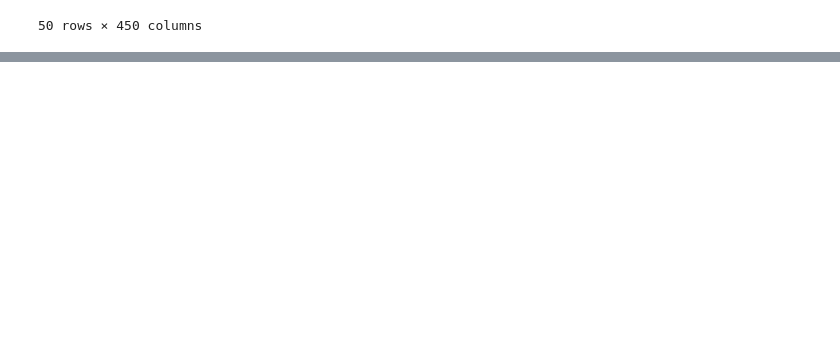
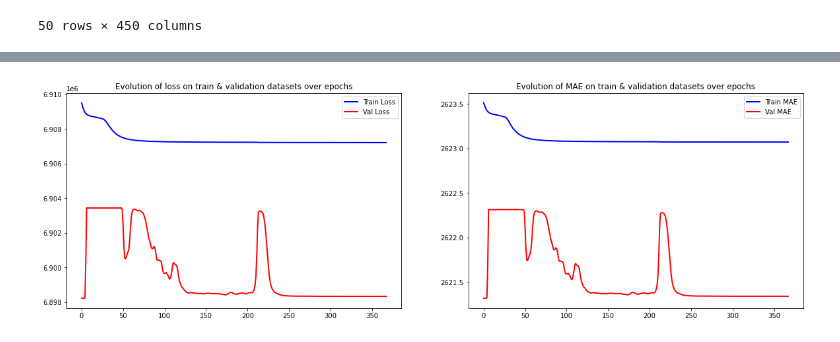
Before and after one commit to cts739337037/intership_tianshu_chu, a Jupyter notebook: autoencoding.ipynb, the cells around one changed output, grey strips where cells are left out. Saved outputs shown, nothing was run; the diff lists cells and outputs as text; code cells hidden in the pictures; blank space fills up the shorter version.

```diff
--- a/autoencoding.ipynb
+++ b/autoencoding.ipynb
@@ -107,0 +80,9 @@ GSPC_pure
+# %%
+train_cleaned=np.array(GSPC_pure)
+train_cleaned=np.reshape(train_cleaned, (50, 450, 1))
+# %%
+# convert list to numpy array
+X_train = np.asarray(train)
+Y_train = np.asarray(train_cleaned)
+
+X_train, X_val, Y_train, Y_val = train_test_split(X_train, Y_train, test_size=0.15)
@@ -107,0 +109,3 @@ GSPC_pure
+# %%
+modelen = set_model_encoding()
+modelen.summary()
@@ -107,0 +130,3 @@ GSPC_pure
+# %%
+callback = EarlyStopping(monitor='loss', patience=30)
+history = modelen.fit(X_train, Y_train, validation_data = (X_val, Y_val), epochs=600, batch_size=24, verbose=0, callbacks=[callback])
@@ -107,0 +135,23 @@ GSPC_pure
+# %%
+# Check how loss & mae went down
+epoch_loss = history.history['loss']
+epoch_val_loss = history.history['val_loss']
+epoch_mae = history.history['mae']
+epoch_val_mae = history.history['val_mae']
+
+plt.figure(figsize=(20,6))
+plt.subplot(1,2,1)
+plt.plot(range(0,len(epoch_loss)), epoch_loss, 'b-', linewidth=2, label='Train Loss')
+plt.plot(range(0,len(epoch_val_loss)), epoch_val_loss, 'r-', linewidth=2, label='Val Loss')
+plt.title('Evolution of loss on train & validation datasets over epochs')
+plt.legend(loc='best')
+
+plt.subplot(1,2,2)
+plt.plot(range(0,len(epoch_mae)), epoch_mae, 'b-', linewidth=2, label='Train MAE')
+plt.plot(range(0,len(epoch_val_mae)), epoch_val_mae, 'r-', linewidth=2,label='Val MAE')
+plt.title('Evolution of MAE on train & validation datasets over epochs')
+plt.legend(loc='best')
+
+plt.show()
+# %% [output]
+[figure, added]
```
Also changed, not shown: parts of 21 cells of this notebook, 5 other files.
